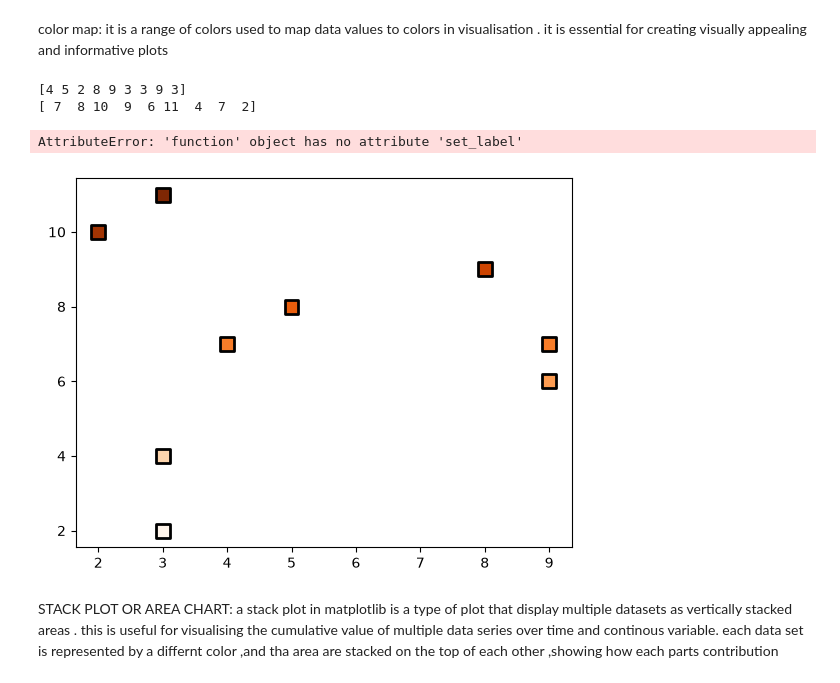
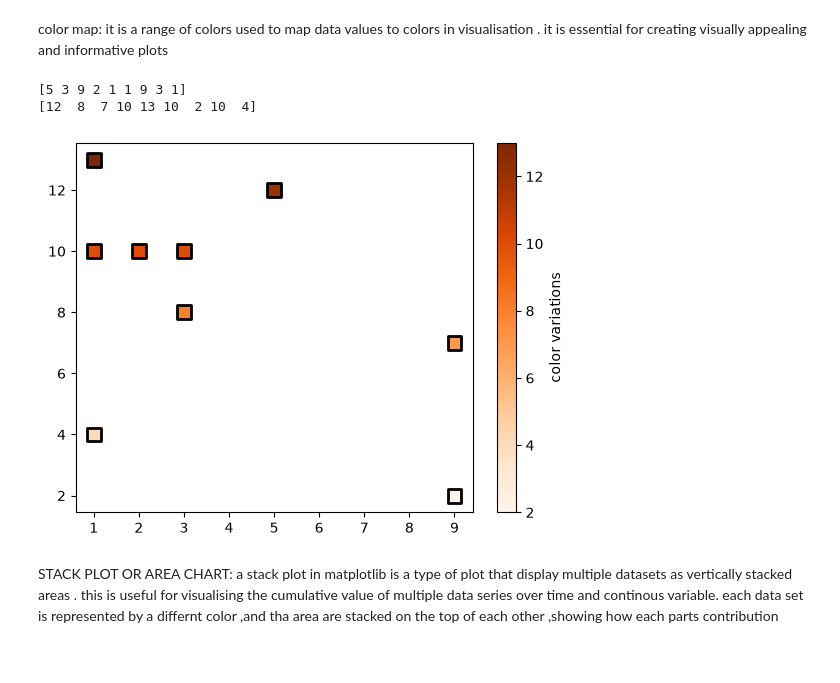
Before and after one commit to shimnasherin73/python-basics, a Jupyter notebook: matplotlib.ipynb, the cells around one changed output. Saved outputs shown, nothing was run; the diff lists cells and outputs as text; code cells hidden in the pictures.

```diff
--- a/matplotlib.ipynb
+++ b/matplotlib.ipynb
@@ -431,23 +431,25 @@ it is essential for creating visually appealing and informative plots
 # %%
 import numpy as np
 import matplotlib.pyplot as plt
-a=np.random.randint(1,10,size=9)
+a=np.random.randint(1,10,size=9)#generate array of random arrays of 9 random integers betweeen 1-10
 b=np.random.randint(2,15,size=9)
 print(a)
 print(b)
 
 
-colors=b
+colors=b#color intensity depend on the values in b
 plt.scatter(a,b,s=100,marker='s',c=colors,cmap='Oranges',edgecolors='black',linewidth=2)
 
-cbar=plt.colorbar
-cbar.set_label("color variation")
+#cmap='oranges':-apply the orange color to the markers
+#linewidth:-sets the width of the marker edges
+
+cbar=plt.colorbar()
+cbar.set_label("color variations")
 plt.show()
 # %% [output]
-[4 5 2 8 9 3 3 9 3]
-[ 7  8 10  9  6 11  4  7  2]
+[5 3 9 2 1 1 9 3 1]
+[12  8  7 10 13 10  2 10  4]
-AttributeError: 'function' object has no attribute 'set_label'
-[figure, old version]
+[figure, new version]
 # %% [markdown]
 STACK PLOT OR AREA CHART:
 a stack plot in matplotlib is a type of plot that display multiple datasets as vertically stacked areas .
```
Also changed, not shown: parts of 4 cells of this notebook, 1 other file.
